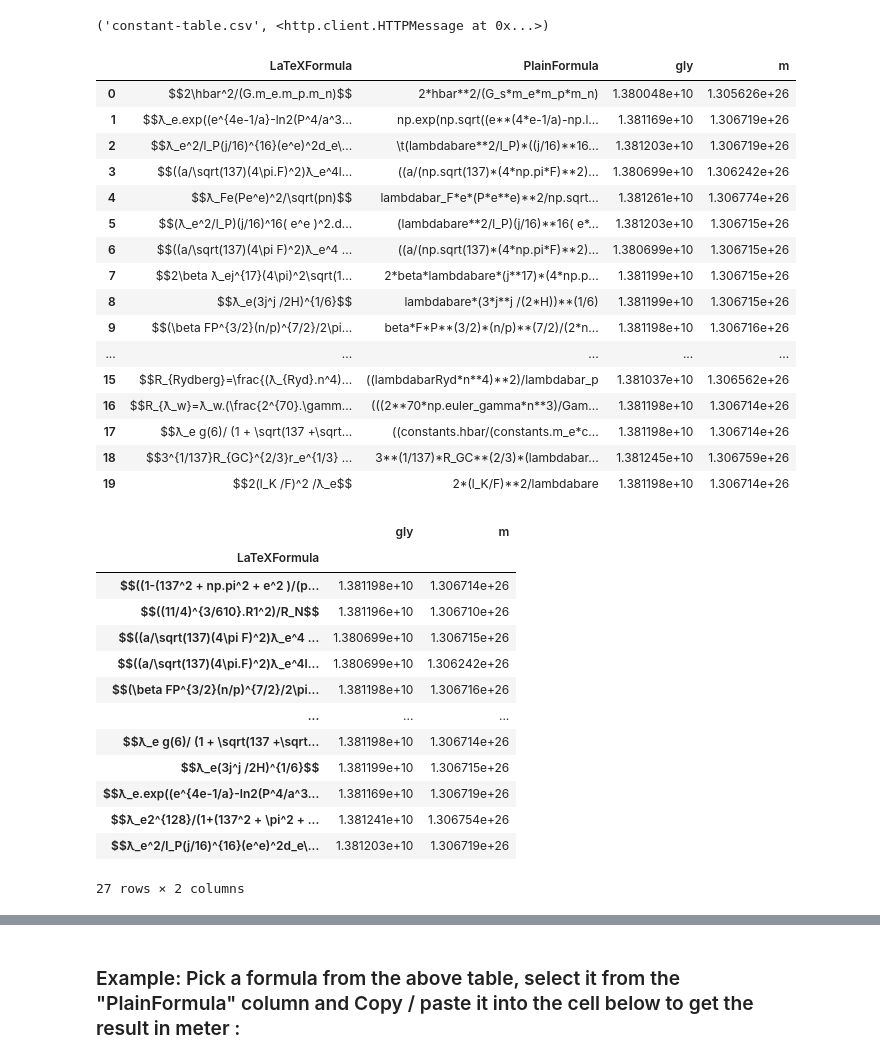
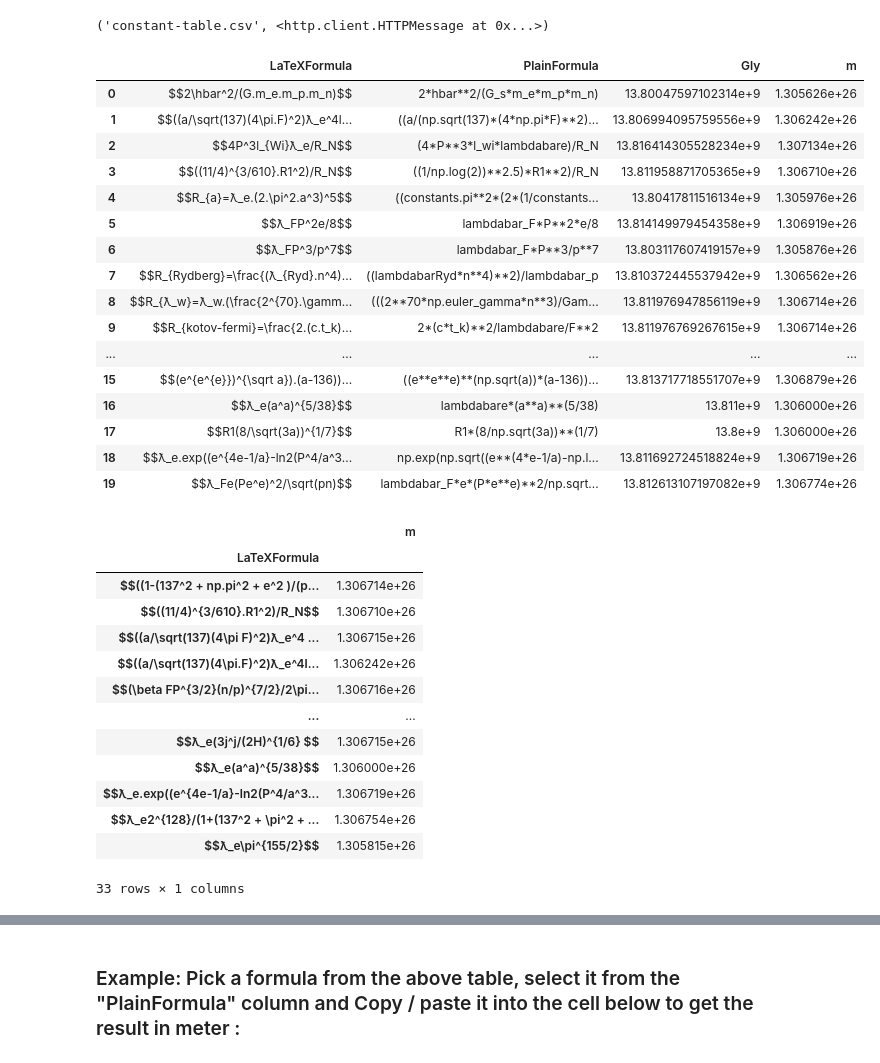
Before and after one commit to LaGuer/hubble-radius, a Jupyter notebook: hubble-radius.ipynb, the cells around one changed output, grey strips where cells are left out. Cells and saved outputs as stored; diff of their text form; code cells hidden in the pictures.

```diff
--- a/hubble-radius.ipynb
+++ b/hubble-radius.ipynb
@@ -203,52 +205,52 @@ urlretrieve (URL4, 'constant-table.csv')
 # %%
 import pandas as pd
 display = pd.options.display
 display.max_columns = (None)
 display.max_rows = 20
 display.max_colwidth = 199
 display.width = None
 
 #pd.set_option('display.width', 20)
 #pd.set_option('display.max_colwidth', None)
-df = pd.read_csv("hubble-table.csv", dtype = {"gly" : "float64","m" : "float64"}, skiprows = [50,51], sep = ",")
+df = pd.read_csv("hubble-table.csv", dtype = {"Gly" : "float64","m" : "float64"}, skiprows = [50,51], sep = ",")
 #df1 = pd.read_csv("constant-table.csv", dtype = {" c_value" : "float64"}, skiprows = [1], sep = ",")
 
 df.head (20)
 # %% [output]
-|  | LaTeXFormula | PlainFormula | gly | m |
-| 0 | $$2\hbar^2/(G.m_e.m_p.m_n)$$ | 2*hbar**2/(G_s*m_e*m_p*m_n) | 1.380048e+10 | 1.305626e+26 |
-| 1 | $$ƛ_e.exp((e^{4e-1/a}-ln2(P^4/a^3... | np.exp(np.sqrt((e**(4*e-1/a)-np.l... | 1.381169e+10 | 1.306719e+26 |
-| 2 | $$ƛ_e^2/l_P(j/16)^{16}(e^e)^2d_e\... | \t(lambdabare**2/l_P)*((j/16)**16... | 1.381203e+10 | 1.306719e+26 |
-| 3 | $$((a/\sqrt(137)(4\pi.F)^2)ƛ_e^4l... | ((a/(np.sqrt(137)*(4*np.pi*F)**2)... | 1.380699e+10 | 1.306242e+26 |
-| 4 | $$ƛ_Fe(Pe^e)^2/\sqrt(pn)$$ | lambdabar_F*e*(P*e**e)**2/np.sqrt... | 1.381261e+10 | 1.306774e+26 |
-| 5 | $$(ƛ_e^2/l_P)(j/16)^16( e^e )^2.d... | (lambdabare**2/l_P)(j/16)**16( e*... | 1.381203e+10 | 1.306715e+26 |
-| 6 | $$((a/\sqrt(137)(4\pi F)^2)ƛ_e^4 ... | ((a/(np.sqrt(137)*(4*np.pi*F)**2)... | 1.380699e+10 | 1.306715e+26 |
-| 7 | $$2\beta ƛ_ej^{17}(4\pi)^2\sqrt(1... | 2*beta*lambdabare*(j**17)*(4*np.p... | 1.381199e+10 | 1.306715e+26 |
-| 8 | $$ƛ_e(3j^j /2H)^{1/6}$$ | lambdabare*(3*j**j /(2*H))**(1/6) | 1.381199e+10 | 1.306715e+26 |
-| 9 | $$(\beta FP^{3/2}(n/p)^{7/2}/2\pi... | beta*F*P**(3/2)*(n/p)**(7/2)/(2*n... | 1.381198e+10 | 1.306716e+26 |
+|  | LaTeXFormula | PlainFormula | Gly | m |
+| 0 | $$2\hbar^2/(G.m_e.m_p.m_n)$$ | 2*hbar**2/(G_s*m_e*m_p*m_n) | 13.80047597102314e+9 | 1.305626e+26 |
+| 1 | $$((a/\sqrt(137)(4\pi.F)^2)ƛ_e^4l... | ((a/(np.sqrt(137)*(4*np.pi*F)**2)... | 13.806994095759556e+9 | 1.306242e+26 |
+| 2 | $$4P^3l_{Wi}ƛ_e/R_N$$ | (4*P**3*l_wi*lambdabare)/R_N | 13.816414305528234e+9 | 1.307134e+26 |
+| 3 | $$((11/4)^{3/610}.R1^2)/R_N$$ | ((1/np.log(2))**2.5)*R1**2)/R_N | 13.811958871705365e+9 | 1.306710e+26 |
+| 4 | $$R_{a}=ƛ_e.(2.\pi^2.a^3)^5$$ | ((constants.pi**2*(2*(1/constants... | 13.80417811516134e+9 | 1.305976e+26 |
+| 5 | $$ƛ_FP^2e/8$$ | lambdabar_F*P**2*e/8 | 13.814149979454358e+9 | 1.306919e+26 |
+| 6 | $$ƛ_FP^3/p^7$$ | lambdabar_F*P**3/p**7 | 13.803117607419157e+9 | 1.305876e+26 |
+| 7 | $$R_{Rydberg}=\frac{(ƛ_{Ryd}.n^4)... | ((lambdabarRyd*n**4)**2)/lambdabar_p | 13.810372445537942e+9 | 1.306562e+26 |
+| 8 | $$R_{ƛ_w}=ƛ_w.(\frac{2^{70}.\gamm... | (((2**70*np.euler_gamma*n**3)/Gam... | 13.811976947856119e+9 | 1.306714e+26 |
+| 9 | $$R_{kotov-fermi}=\frac{2.(c.t_k)... | 2*(c*t_k)**2/lambdabare/F**2 | 13.811976769267615e+9 | 1.306714e+26 |
 | ... | ... | ... | ... | ... |
-| 15 | $$R_{Rydberg}=\frac{(ƛ_{Ryd}.n^4)... | ((lambdabarRyd*n**4)**2)/lambdabar_p | 1.381037e+10 | 1.306562e+26 |
-| 16 | $$R_{ƛ_w}=ƛ_w.(\frac{2^{70}.\gamm... | (((2**70*np.euler_gamma*n**3)/Gam... | 1.381198e+10 | 1.306714e+26 |
-| 17 | $$ƛ_e g(6)/ (1 + \sqrt(137 +\sqrt... | ((constants.hbar/(constants.m_e*c... | 1.381198e+10 | 1.306714e+26 |
-| 18 | $$3^{1/137}R_{GC}^{2/3}r_e^{1/3} ... | 3**(1/137)*R_GC**(2/3)*(lambdabar... | 1.381245e+10 | 1.306759e+26 |
-| 19 | $$2(l_K /F)^2 /ƛ_e$$ | 2*(l_K/F)**2/lambdabare | 1.381198e+10 | 1.306714e+26 |
+| 15 | $$(e^{e^{e}})^{\sqrt a}).(a-136))... | ((e**e**e)**(np.sqrt(a))*(a-136))... | 13.813717718551707e+9 | 1.306879e+26 |
+| 16 | $$ƛ_e(a^a)^{5/38}$$ | lambdabare*(a**a)**(5/38) | 13.811e+9 | 1.306000e+26 |
+| 17 | $$R1(8/\sqrt(3a))^{1/7}$$ | R1*(8/np.sqrt(3a))**(1/7) | 13.8e+9 | 1.306000e+26 |
+| 18 | $$ƛ_e.exp((e^{4e-1/a}-ln2(P^4/a^3... | np.exp(np.sqrt((e**(4*e-1/a)-np.l... | 13.811692724518824e+9 | 1.306719e+26 |
+| 19 | $$ƛ_Fe(Pe^e)^2/\sqrt(pn)$$ | lambdabar_F*e*(P*e**e)**2/np.sqrt... | 13.812613107197082e+9 | 1.306774e+26 |
 # %%
 pd.pivot_table(df, index=['LaTeXFormula'], aggfunc='sum')
 # %% [output]
-|  | gly | m |
-| LaTeXFormula |  |  |
-| $$((1-(137^2 + np.pi^2 + e^2 )/(p... | 1.381198e+10 | 1.306714e+26 |
-| $$((11/4)^{3/610}.R1^2)/R_N$$ | 1.381196e+10 | 1.306710e+26 |
-| $$((a/\sqrt(137)(4\pi F)^2)ƛ_e^4 ... | 1.380699e+10 | 1.306715e+26 |
-| $$((a/\sqrt(137)(4\pi.F)^2)ƛ_e^4l... | 1.380699e+10 | 1.306242e+26 |
-| $$(\beta FP^{3/2}(n/p)^{7/2}/2\pi... | 1.381198e+10 | 1.306716e+26 |
-| ... | ... | ... |
-| $$ƛ_e g(6)/ (1 + \sqrt(137 +\sqrt... | 1.381198e+10 | 1.306714e+26 |
-| $$ƛ_e(3j^j /2H)^{1/6}$$ | 1.381199e+10 | 1.306715e+26 |
-| $$ƛ_e.exp((e^{4e-1/a}-ln2(P^4/a^3... | 1.381169e+10 | 1.306719e+26 |
-| $$ƛ_e2^{128}/(1+(137^2 + \pi^2 + ... | 1.381241e+10 | 1.306754e+26 |
-| $$ƛ_e^2/l_P(j/16)^{16}(e^e)^2d_e\... | 1.381203e+10 | 1.306719e+26 |
+|  | m |
+| LaTeXFormula |  |
+| $$((1-(137^2 + np.pi^2 + e^2 )/(p... | 1.306714e+26 |
+| $$((11/4)^{3/610}.R1^2)/R_N$$ | 1.306710e+26 |
+| $$((a/\sqrt(137)(4\pi F)^2)ƛ_e^4 ... | 1.306715e+26 |
+| $$((a/\sqrt(137)(4\pi.F)^2)ƛ_e^4l... | 1.306242e+26 |
+| $$(\beta FP^{3/2}(n/p)^{7/2}/2\pi... | 1.306716e+26 |
+| ... | ... |
+| $$ƛ_e(3j^j/(2H)^{1/6} $$ | 1.306715e+26 |
+| $$ƛ_e(a^a)^{5/38}$$ | 1.306000e+26 |
+| $$ƛ_e.exp((e^{4e-1/a}-ln2(P^4/a^3... | 1.306719e+26 |
+| $$ƛ_e2^{128}/(1+(137^2 + \pi^2 + ... | 1.306754e+26 |
+| $$ƛ_e\pi^{155/2}$$ | 1.305815e+26 |
-27 rows × 2 columns
+33 rows × 1 columns
 # %%
 df.iloc[:,[2,3]]
 # %% [output]
```
Also changed, not shown: parts of 21 cells of this notebook.
